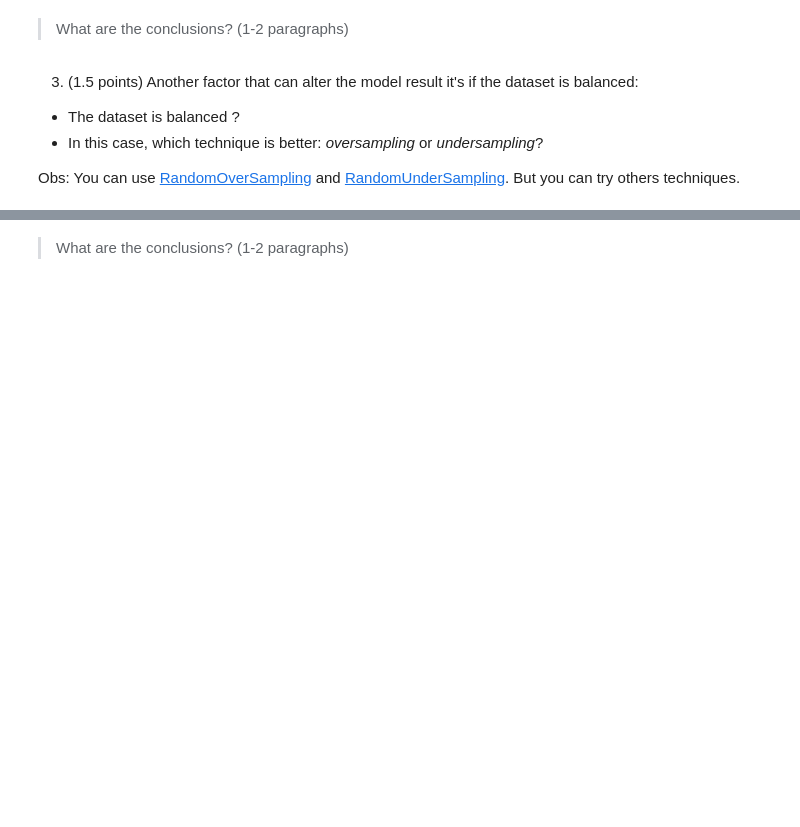
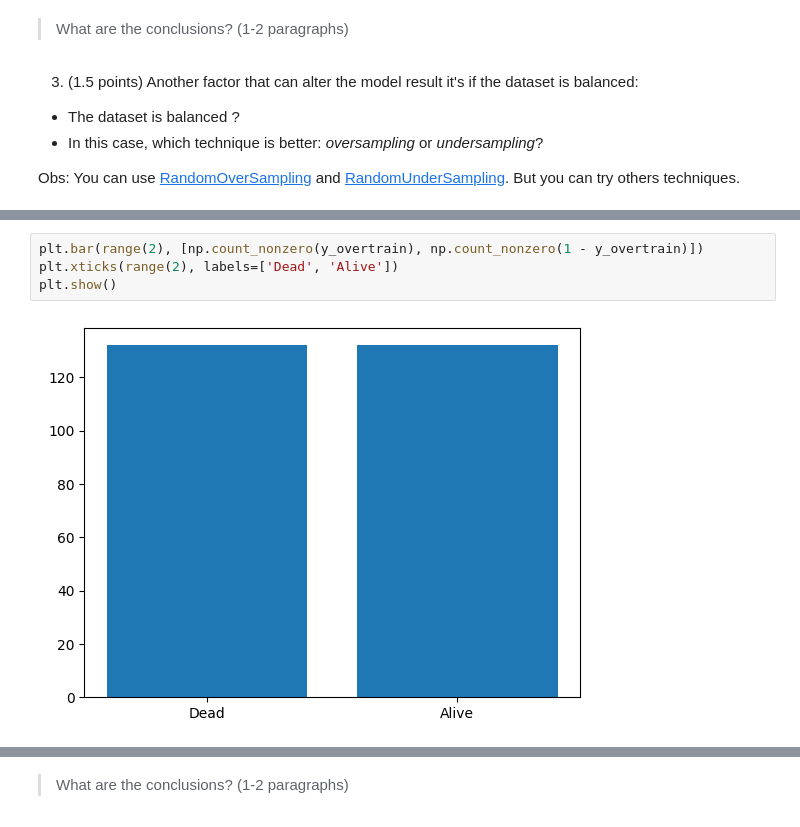
Before and after one commit to DanielGardin/MO444, a Jupyter notebook: T2_Classical_Techniques.ipynb, the cells around one changed output, grey strips where cells are left out. Cells and saved outputs as stored; diff of their text form; blank space fills up the shorter version.

```diff
--- a/T2_Classical_Techniques.ipynb
+++ b/T2_Classical_Techniques.ipynb
@@ -735,0 +680,6 @@ Obs: You can use [RandomOverSampling](https://imbalanced-learn.org/stable/refere
+# %%
+plt.bar(range(2), [np.count_nonzero(y_overtrain), np.count_nonzero(1 - y_overtrain)])
+plt.xticks(range(2), labels=['Dead', 'Alive'])
+plt.show()
+# %% [output]
+[figure, added]
```
Also changed, not shown: parts of 17 cells of this notebook.
